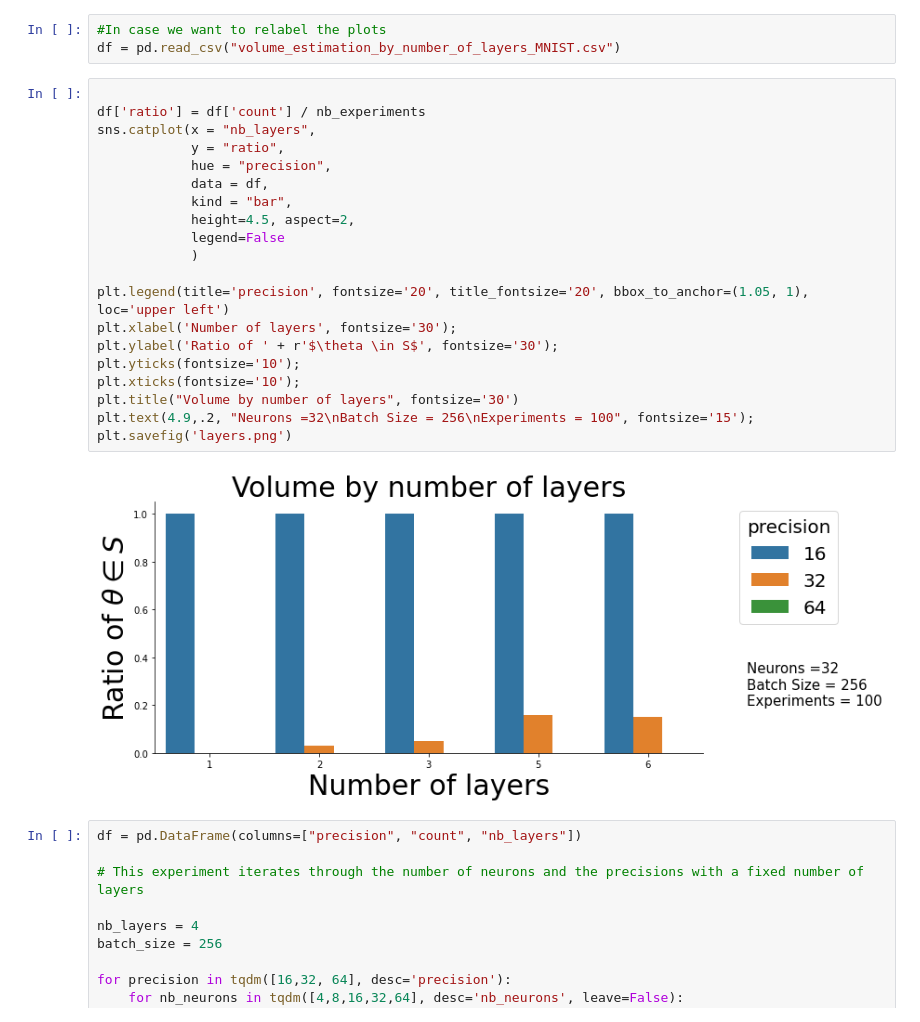
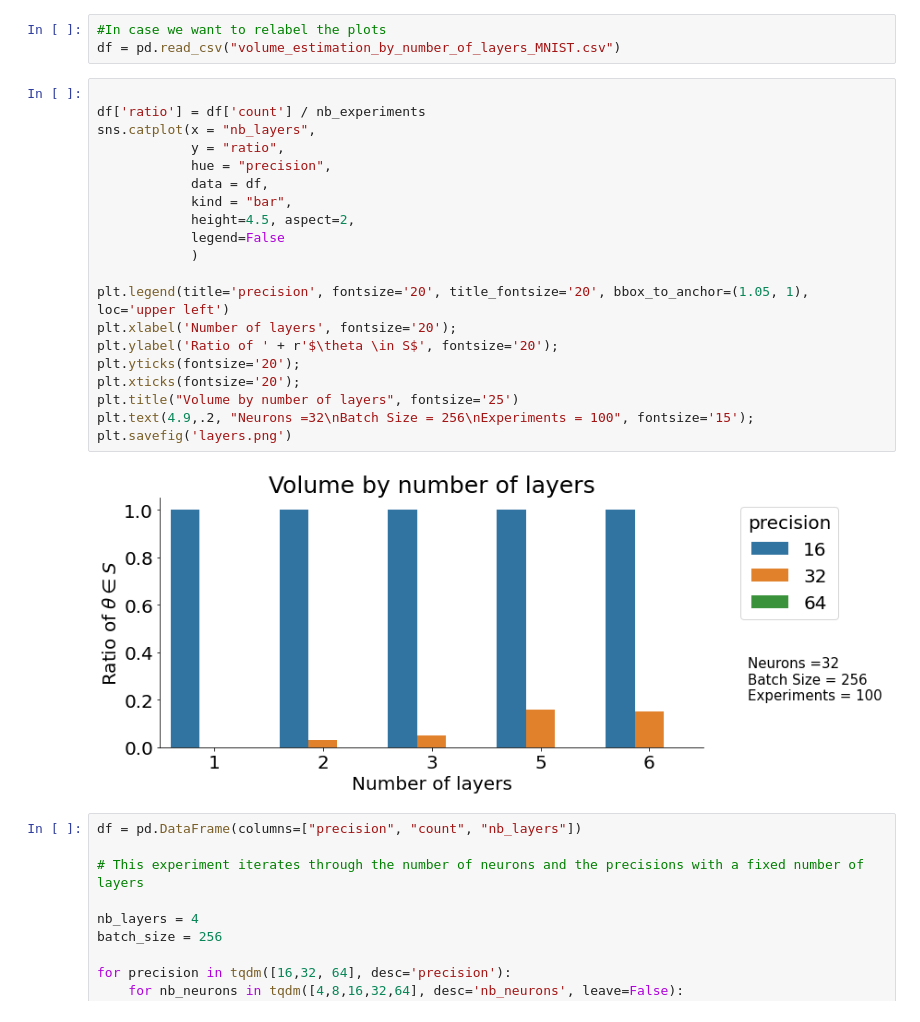
Before and after one commit to CS-433/ml-project-2-ristrettolearning-2, a Jupyter notebook: notebooks/Volume estimation.ipynb, the cells around one changed output. Saved outputs shown, nothing was run; the diff lists cells and outputs as text.

```diff
--- a/notebooks/Volume estimation.ipynb
+++ b/notebooks/Volume estimation.ipynb
@@ -115,25 +115,25 @@ df = pd.read_csv("volume_estimation_by_number_of_layers_MNIST.csv")
 # %%
 
 df['ratio'] = df['count'] / nb_experiments
 sns.catplot(x = "nb_layers",
             y = "ratio",
             hue = "precision",
             data = df,
             kind = "bar",
             height=4.5, aspect=2,
             legend=False
             )
 
 plt.legend(title='precision', fontsize='20', title_fontsize='20', bbox_to_anchor=(1.05, 1), loc='upper left')
-plt.xlabel('Number of layers', fontsize='30');
-plt.ylabel('Ratio of ' + r'$\theta \in S$', fontsize='30');
-plt.yticks(fontsize='10');
-plt.xticks(fontsize='10');
-plt.title("Volume by number of layers", fontsize='30')
+plt.xlabel('Number of layers', fontsize='20');
+plt.ylabel('Ratio of ' + r'$\theta \in S$', fontsize='20');
+plt.yticks(fontsize='20');
+plt.xticks(fontsize='20');
+plt.title("Volume by number of layers", fontsize='25')
 plt.text(4.9,.2, "Neurons =32\nBatch Size = 256\nExperiments = 100", fontsize='15');
 plt.savefig('layers.png')
 # %% [output]
-[figure, old version]
+[figure, new version]
 # %%
 df = pd.DataFrame(columns=["precision", "count", "nb_layers"])
 
```
Also changed, not shown: parts of 4 cells of this notebook, 3 other files.
